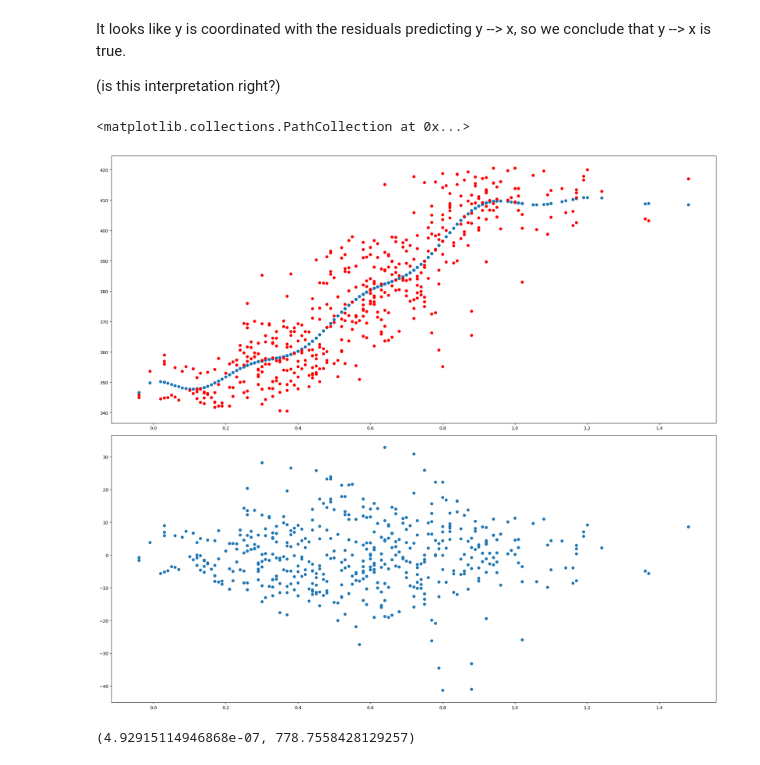
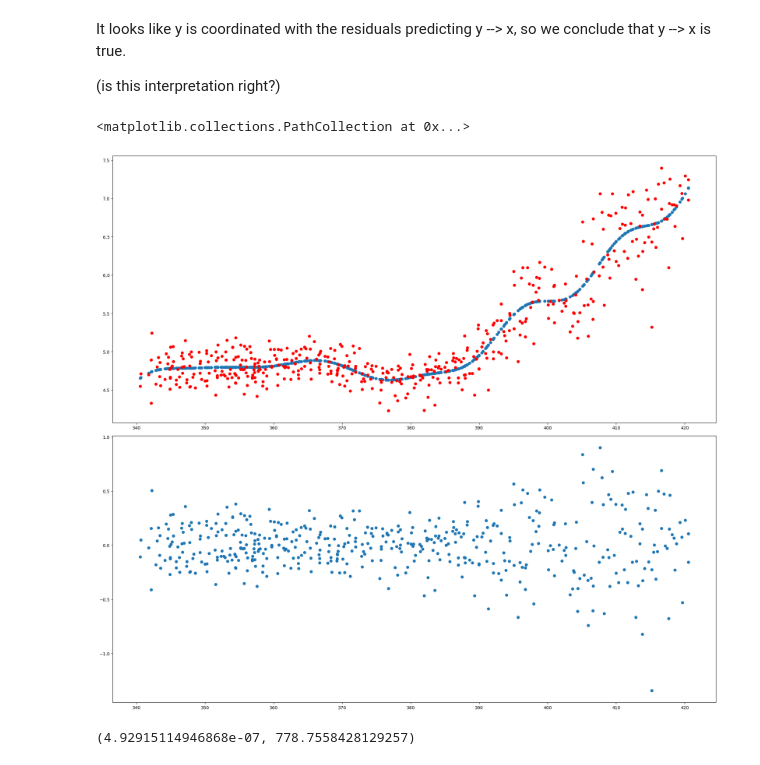
Before and after one commit to HomKeen/DSC180B-Q2-Capstone, a Jupyter notebook: scripts/SCM_test_2.ipynb, the cells around one changed output. Drawn from its saved outputs; the diff is of its cells as text; code cells hidden in the pictures.

```diff
--- a/scripts/SCM_test_2.ipynb
+++ b/scripts/SCM_test_2.ipynb
@@ -11,11 +11,12 @@ from causallearn.utils.KCI.PolynomialKernel import PolynomialKernel
 
 from dataset import EarthSystemsDataset
 # %%
-data_var_names = ['global_temp', 'electricity', 'co2', 'ch4']
+data_var_names = ['global_temp', 'elec_fossil', 'elec_clean', 'co2', 'ch4']
 y_vals = ['temp_change']
 lags = 15
 
 earth_data = EarthSystemsDataset(data_var_names, y_vals=y_vals, val_frac=0.1, lags=lags, mode='ann')
 earth_data.full_mode()
+earth_data.data['index'] = list(range(earth_data.data.shape[0]))
 earth_data.data
 # %% [output]
@@ -135,17 +130,17 @@ It looks like y is coordinated with the residuals predicting y --> x, so we conc
 (is this interpretation right?)
 # %%
 anm = ANM()
-y, x = earth_data.data['co2_average'], earth_data.data['temp_change']
+y, x = earth_data.data['elec_fossil'], earth_data.data['co2_average']
 pred_y = anm.fit_gp(x.to_numpy().reshape(-1,1), y.to_numpy().reshape(-1,1))
 
 fig, axes = plt.subplots(2, 1, figsize=(20,18))
 axes[0].scatter(x, pred_y)
 axes[0].scatter(x, y, color='red')
 
 axes[1].scatter(x, y - pred_y.flatten())
 # %% [output]
 <matplotlib.collections.PathCollection at 0x...>
-[figure, old version]
+[figure, new version]
 # %%
 from causallearn.utils.KCI.KCI import KCI_UInd
 kci = KCI_UInd(kernelX='Gaussian', kernelY='Gaussian')
```
Also changed, not shown: parts of 8 cells of this notebook, 2 other files.
